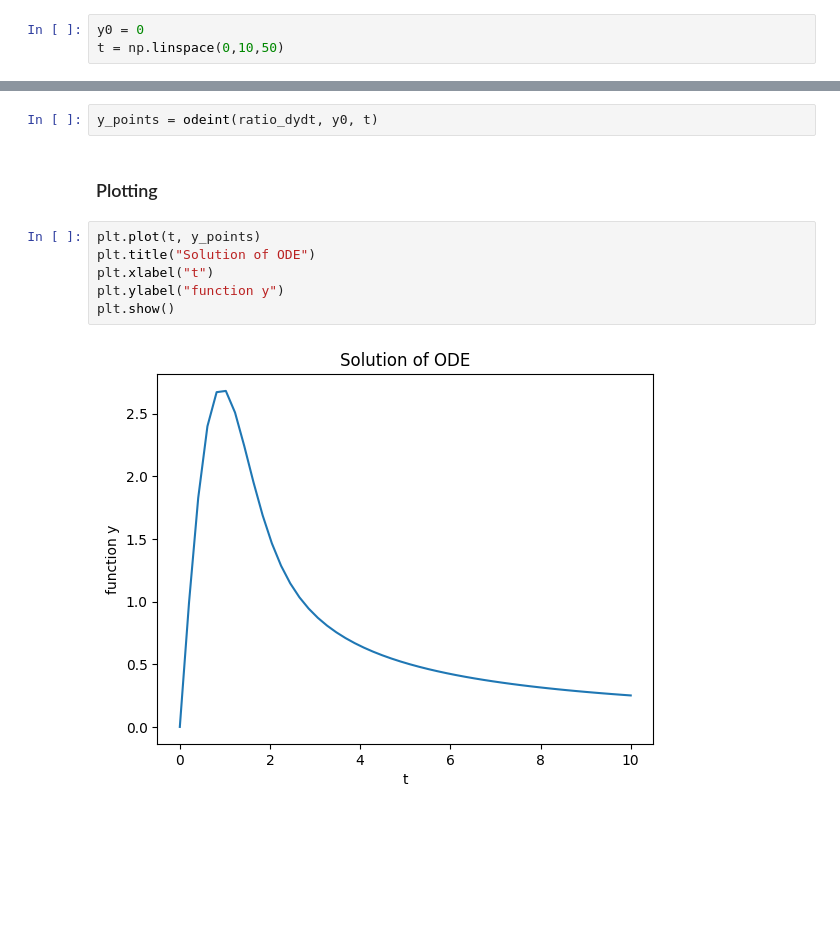
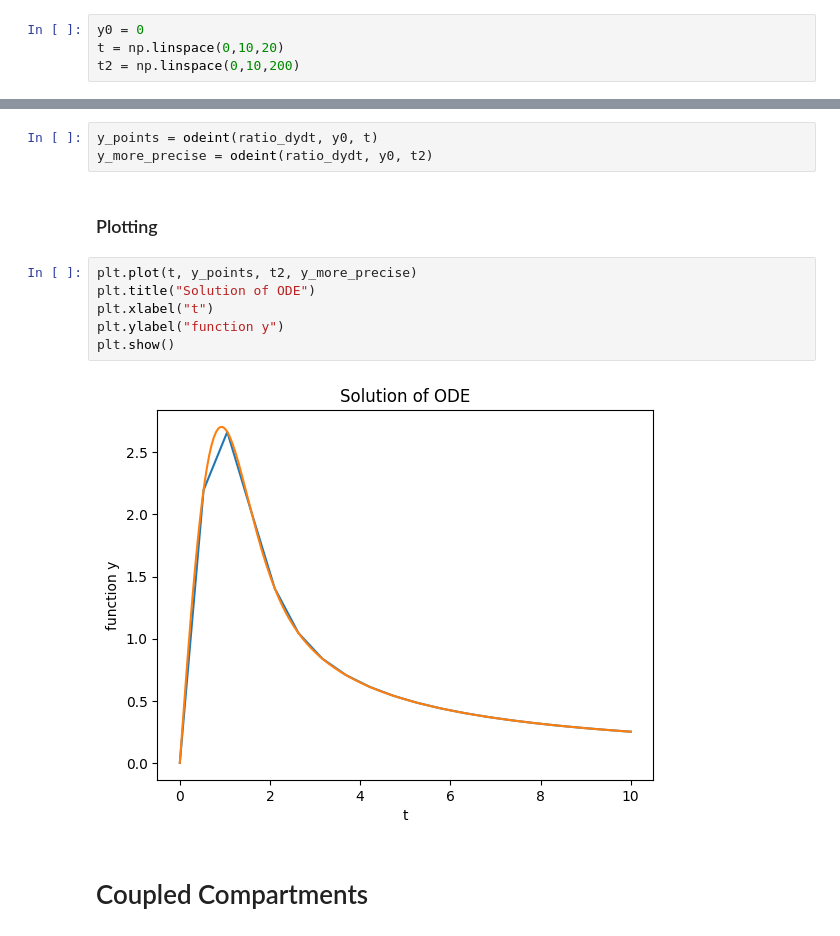
Before and after one commit to dropoftherain/Creatine_Saturation_Calculator, a Jupyter notebook: ODE_try.ipynb, the cells around one changed output, grey strips where cells are left out. Drawn from its saved outputs; the diff is of its cells as text; blank space fills up the shorter version.

```diff
--- a/ODE_try.ipynb
+++ b/ODE_try.ipynb
@@ -18,18 +18,22 @@ def ratio_dydt(y,t):
 ### Preparing Time Points + Zero Condition
 # %%
 y0 = 0
-t = np.linspace(0,10,50)
+t = np.linspace(0,10,20)
+t2 = np.linspace(0,10,200)
 # %% [markdown]
 ### Solving ODE
 # %%
 y_points = odeint(ratio_dydt, y0, t)
+y_more_precise = odeint(ratio_dydt, y0, t2)
 # %% [markdown]
 ### Plotting
 # %%
-plt.plot(t, y_points)
+plt.plot(t, y_points, t2, y_more_precise)
 plt.title("Solution of ODE")
 plt.xlabel("t")
 plt.ylabel("function y")
 plt.show()
 # %% [output]
-[figure, old version]
+[figure, new version]
+# %% [markdown]
+# Coupled Compartments
```
Also changed, not shown: parts of 5 cells of this notebook.
